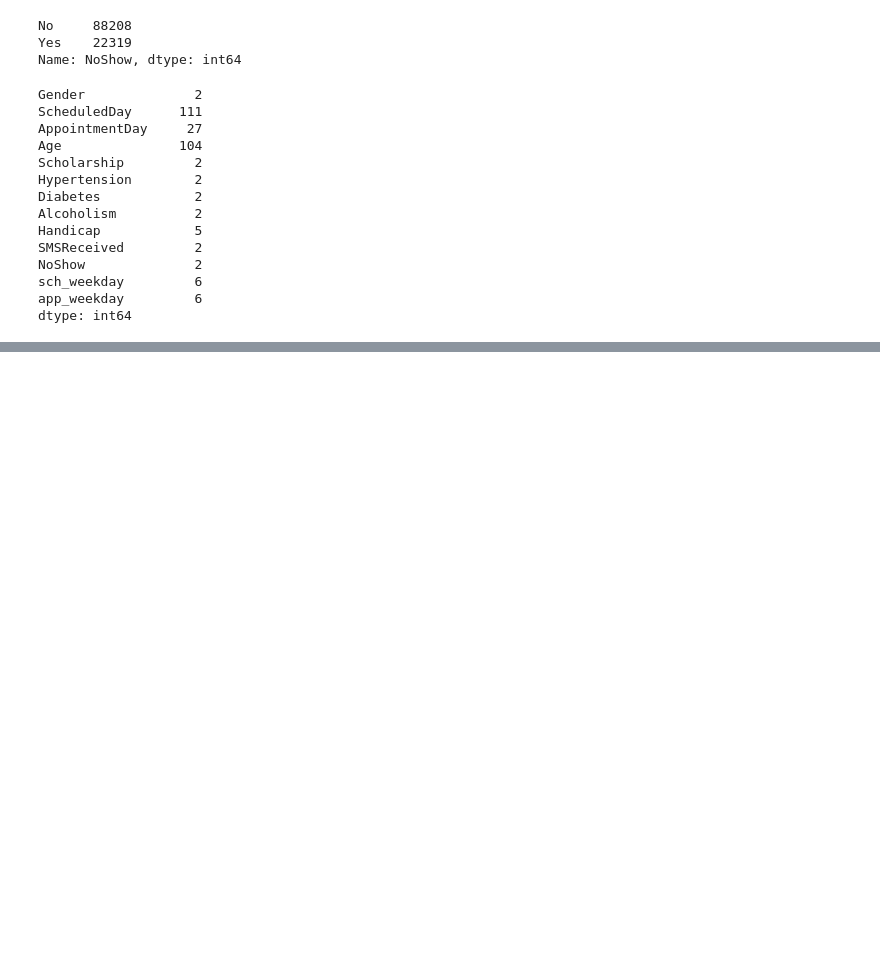
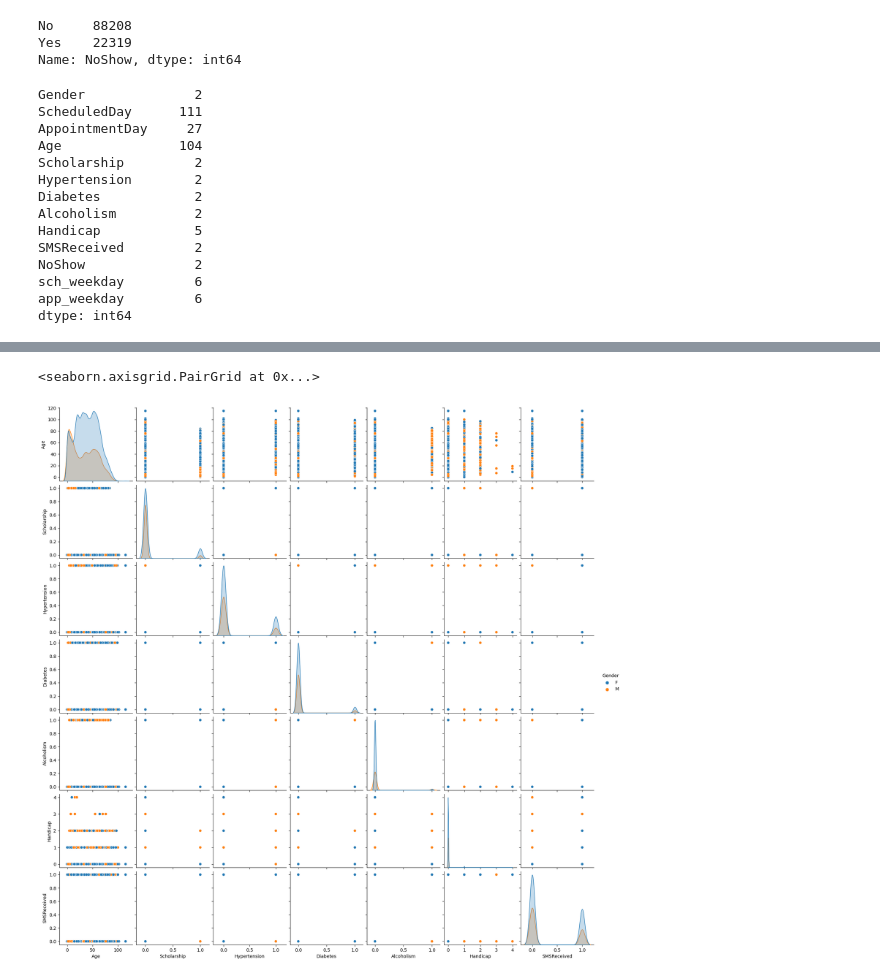
Before and after one commit to Milan1508/HealthCare_Data_Analysis, a Jupyter notebook: healthcare.ipynb, the cells around one changed output, grey strips where cells are left out. Cells and saved outputs as stored; diff of their text form; code cells hidden in the pictures; blank space fills up the shorter version.

```diff
--- a/healthcare.ipynb
+++ b/healthcare.ipynb
@@ -258,0 +264,5 @@ dtype: int64
+# %%
+sns.pairplot(data=base_data.iloc[:,0:10],hue='Gender')
+# %% [output]
+<seaborn.axisgrid.PairGrid at 0x...>
+[figure, added]
```
Also changed, not shown: parts of 5 cells of this notebook.
